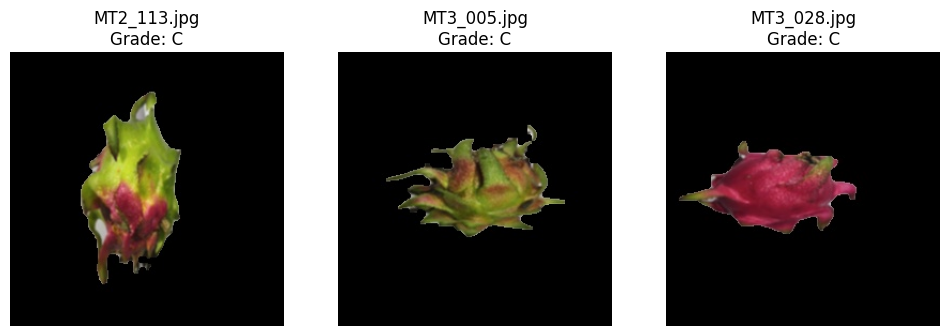
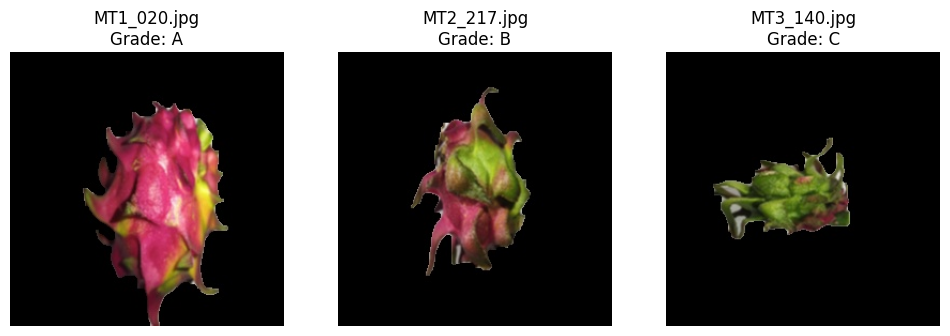
Code edit (unified diff) that turned the first committed figure into the second:
--- before
+++ after
@@ -1,5 +1,13 @@
 SEGMENTED_DIR = r"E:\DragonEye\dataset\segmented"
 
-samples = df.sample(n=3)
+# Filter DataFrame untuk masing-masing grade dan ambil satu sampel untuk tiap grade
+samples_A = df[df['grade_label'] == 'A'].sample(n=1)
+samples_B = df[df['grade_label'] == 'B'].sample(n=1)
+samples_C = df[df['grade_label'] == 'C'].sample(n=1)
+
+# Gabungkan sampel dari ketiga grade
+samples = pd.concat([samples_A, samples_B, samples_C])
+
+# Plotting gambar
 plt.figure(figsize=(12, 4))
 for i, (_, row) in enumerate(samples.iterrows()):
@@ -7,6 +15,6 @@
     img = cv2.imread(img_path)
     if img is not None:
-        img = cv2.cvtColor(img, cv2.COLOR_BGR2RGB)
-        plt.subplot(1, 3, i + 1)
+        img = cv2.cvtColor(img, cv2.COLOR_BGR2RGB)  # Ubah BGR ke RGB untuk tampilan yang benar
+        plt.subplot(1, 3, i + 1)  # Menyusun 3 gambar dalam 1 baris
         plt.imshow(img)
         plt.title(f"{row['filename']}\nGrade: {row['grade_label']}")

Commit: M src evaluation, extraction, fuzzy grading & main.